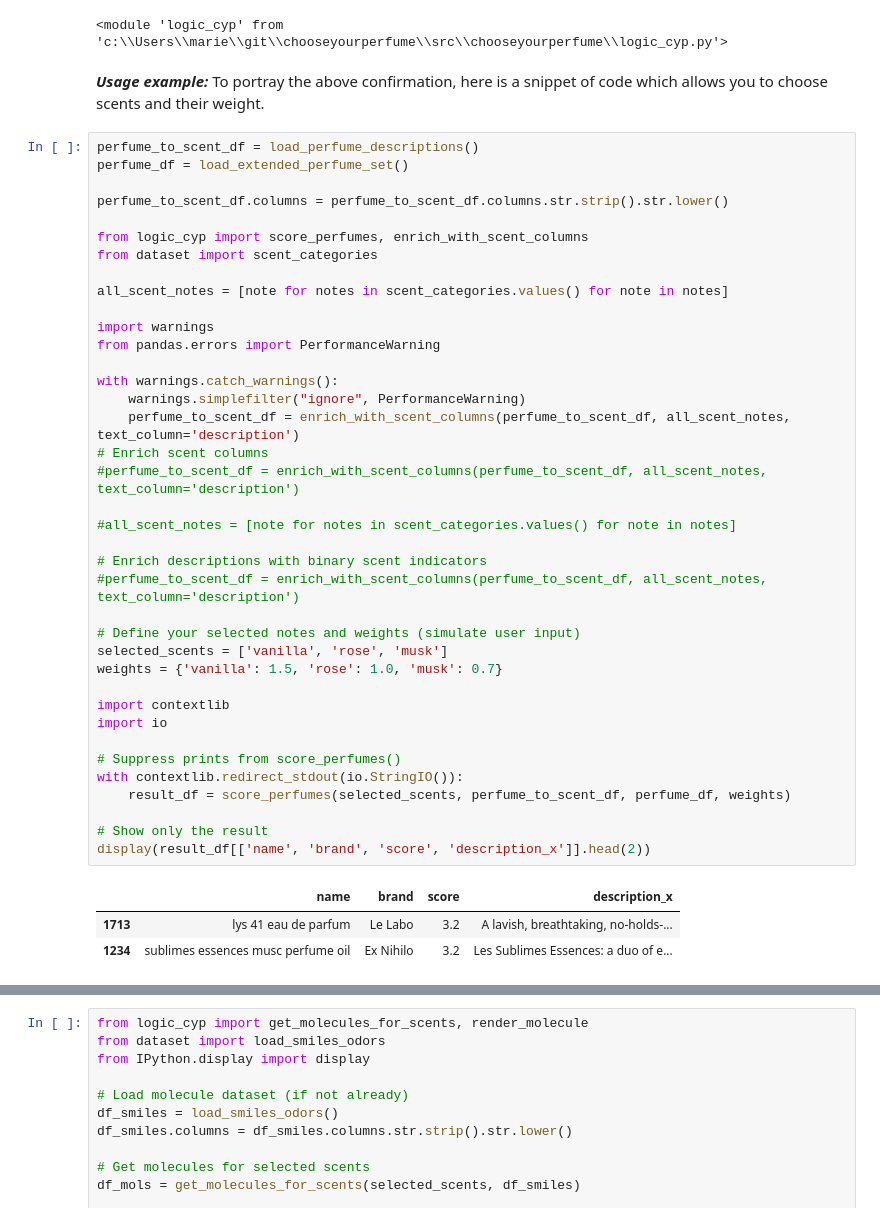
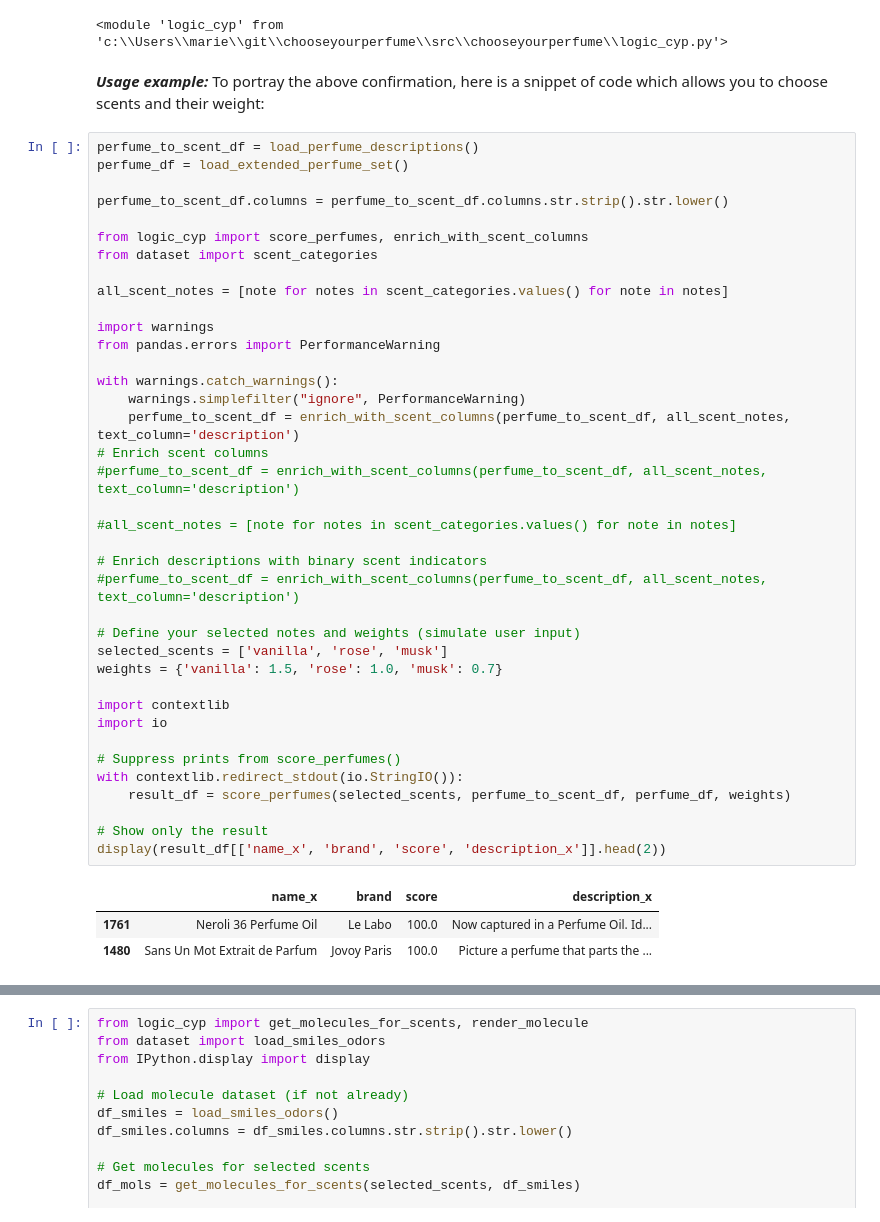
Before and after one commit to marieblcq/chooseyourperfume, a Jupyter notebook: notebooks/project_report.ipynb, the cells around one changed output, grey strips where cells are left out. Cells and saved outputs as stored; diff of their text form.

Commit message:
name_x changed

```diff
--- a/notebooks/project_report.ipynb
+++ b/notebooks/project_report.ipynb
@@ -182,7 +182,7 @@ importlib.reload(logic_cyp)
 # %% [output]
 <module 'logic_cyp' from 'c:\\Users\\marie\\git\\chooseyourperfume\\src\\chooseyourperfume\\logic_cyp.py'>
 # %% [markdown]
-***Usage example:*** To portray the above confirmation, here is a snippet of code which allows you to choose scents and their weight.
+***Usage example:*** To portray the above confirmation, here is a snippet of code which allows you to choose scents and their weight:
 # %%
 perfume_to_scent_df = load_perfume_descriptions()
 perfume_df = load_extended_perfume_set()
@@ -194,37 +194,37 @@ from dataset import scent_categories
 
 all_scent_notes = [note for notes in scent_categories.values() for note in notes]
 
 import warnings
 from pandas.errors import PerformanceWarning
 
 with warnings.catch_warnings():
     warnings.simplefilter("ignore", PerformanceWarning)
     perfume_to_scent_df = enrich_with_scent_columns(perfume_to_scent_df, all_scent_notes, text_column='description')
 # Enrich scent columns
 #perfume_to_scent_df = enrich_with_scent_columns(perfume_to_scent_df, all_scent_notes, text_column='description')
 
 #all_scent_notes = [note for notes in scent_categories.values() for note in notes]
 
 # Enrich descriptions with binary scent indicators
 #perfume_to_scent_df = enrich_with_scent_columns(perfume_to_scent_df, all_scent_notes, text_column='description')
 
 # Define your selected notes and weights (simulate user input)
 selected_scents = ['vanilla', 'rose', 'musk']
 weights = {'vanilla': 1.5, 'rose': 1.0, 'musk': 0.7}
 
 import contextlib
 import io
 
 # Suppress prints from score_perfumes()
 with contextlib.redirect_stdout(io.StringIO()):
     result_df = score_perfumes(selected_scents, perfume_to_scent_df, perfume_df, weights)
 
 # Show only the result
-display(result_df[['name', 'brand', 'score', 'description_x']].head(2))
+display(result_df[['name_x', 'brand', 'score', 'description_x']].head(2))
 # %% [output]
-|  | name | brand | score | description_x |
-| 1713 | lys 41 eau de parfum | Le Labo | 3.2 | A lavish, breathtaking, no-holds-... |
-| 1234 | sublimes essences musc perfume oil | Ex Nihilo | 3.2 | Les Sublimes Essences: a duo of e... |
+|  | name_x | brand | score | description_x |
+| 1761 | Neroli 36 Perfume Oil | Le Labo | 100.0 | Now captured in a Perfume Oil. Id... |
+| 1480 | Sans Un Mot Extrait de Parfum | Jovoy Paris | 100.0 | Picture a perfume that parts the ... |
 # %%
 from IPython.display import Image, display
 import requests
```
Also changed, not shown: parts of 2 cells of this notebook.
